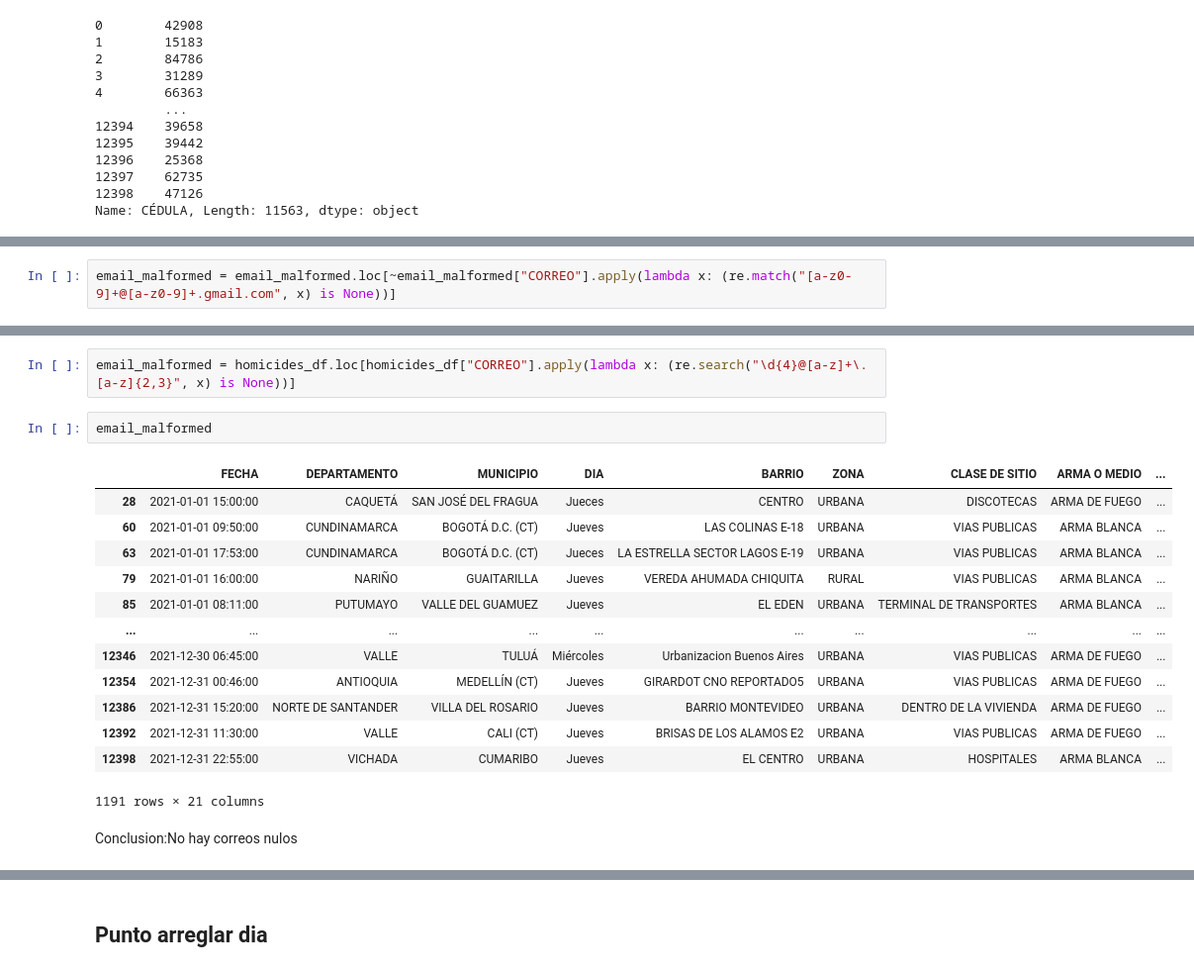
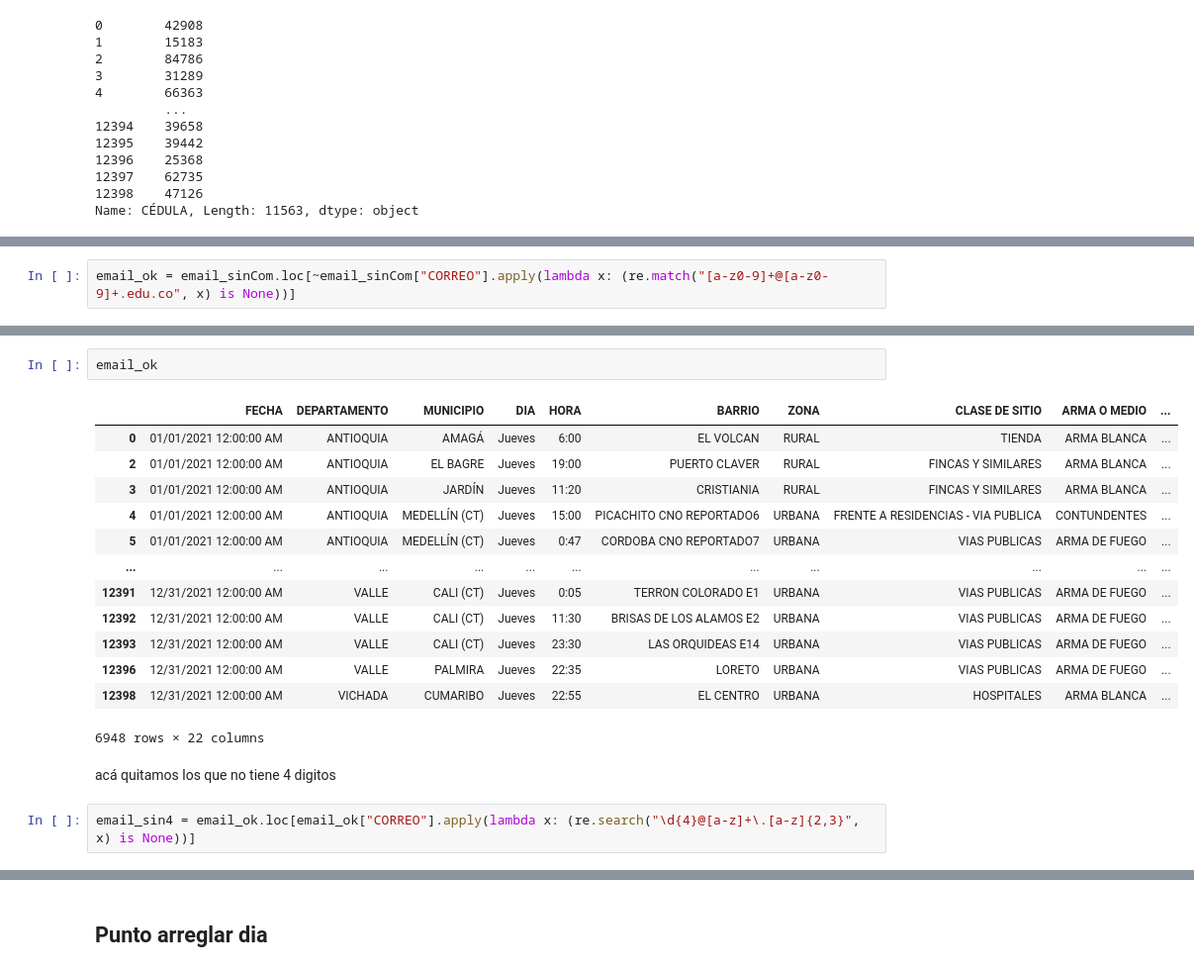
Before and after one commit to DavidPachis/dataScience, a Jupyter notebook: dataScience/Bono/data_qualityDavidVasquez.ipynb, the cells around one changed output, grey strips where cells are left out. Shown at 99% size. Cells and saved outputs as stored; diff of their text form.

```diff
--- a/dataScience/Bono/data_qualityDavidVasquez.ipynb
+++ b/dataScience/Bono/data_qualityDavidVasquez.ipynb
@@ -336,2 +358,2 @@ email_malformed
 # %%
-email_malformed = email_malformed.loc[~email_malformed["CORREO"].apply(lambda x: (re.match("[a-z0-9]+@[a-z0-9]+.gmail.com", x) is None))]
+email_ok = email_sinCom.loc[~email_sinCom["CORREO"].apply(lambda x: (re.match("[a-z0-9]+@[a-z0-9]+.edu.co", x) is None))]
@@ -342,20 +360,20 @@ email_malformed
+# %%
+email_ok
+# %% [output]
+|  | FECHA | DEPARTAMENTO | MUNICIPIO | DIA | HORA | BARRIO | ZONA | CLASE DE SITIO | ARMA O MEDIO | ... |
+| 0 | 01/01/2021 12:00:00 AM | ANTIOQUIA | AMAGÁ | Jueves | 6:00 | EL VOLCAN | RURAL | TIENDA | ARMA BLANCA | ... |
+| 2 | 01/01/2021 12:00:00 AM | ANTIOQUIA | EL BAGRE | Jueves | 19:00 | PUERTO CLAVER | RURAL | FINCAS Y SIMILARES | ARMA BLANCA | ... |
+| 3 | 01/01/2021 12:00:00 AM | ANTIOQUIA | JARDÍN | Jueves | 11:20 | CRISTIANIA | RURAL | FINCAS Y SIMILARES | ARMA BLANCA | ... |
+| 4 | 01/01/2021 12:00:00 AM | ANTIOQUIA | MEDELLÍN (CT) | Jueves | 15:00 | PICACHITO CNO REPORTADO6 | URBANA | FRENTE A RESIDENCIAS - VIA PUBLICA | CONTUNDENTES | ... |
+| 5 | 01/01/2021 12:00:00 AM | ANTIOQUIA | MEDELLÍN (CT) | Jueves | 0:47 | CORDOBA CNO REPORTADO7 | URBANA | VIAS PUBLICAS | ARMA DE FUEGO | ... |
+| ... | ... | ... | ... | ... | ... | ... | ... | ... | ... | ... |
+| 12391 | 12/31/2021 12:00:00 AM | VALLE | CALI (CT) | Jueves | 0:05 | TERRON COLORADO E1 | URBANA | VIAS PUBLICAS | ARMA DE FUEGO | ... |
+| 12392 | 12/31/2021 12:00:00 AM | VALLE | CALI (CT) | Jueves | 11:30 | BRISAS DE LOS ALAMOS E2 | URBANA | VIAS PUBLICAS | ARMA DE FUEGO | ... |
+| 12393 | 12/31/2021 12:00:00 AM | VALLE | CALI (CT) | Jueves | 23:30 | LAS ORQUIDEAS E14 | URBANA | VIAS PUBLICAS | ARMA DE FUEGO | ... |
+| 12396 | 12/31/2021 12:00:00 AM | VALLE | PALMIRA | Jueves | 22:35 | LORETO | URBANA | VIAS PUBLICAS | ARMA DE FUEGO | ... |
+| 12398 | 12/31/2021 12:00:00 AM | VICHADA | CUMARIBO | Jueves | 22:55 | EL CENTRO | URBANA | HOSPITALES | ARMA BLANCA | ... |
+6948 rows × 22 columns
+# %% [markdown]
+acá quitamos los que no tiene 4 digitos
 # %%
-email_malformed = homicides_df.loc[homicides_df["CORREO"].apply(lambda x: (re.search("\d{4}@[a-z]+\.[a-z]{2,3}", x) is None))]
+email_sin4 = email_ok.loc[email_ok["CORREO"].apply(lambda x: (re.search("\d{4}@[a-z]+\.[a-z]{2,3}", x) is None))]
-# %%
-email_malformed
-# %% [output]
-|  | FECHA | DEPARTAMENTO | MUNICIPIO | DIA | BARRIO | ZONA | CLASE DE SITIO | ARMA O MEDIO | ... |
-| 28 | 2021-01-01 15:00:00 | CAQUETÁ | SAN JOSÉ DEL FRAGUA | Jueces | CENTRO | URBANA | DISCOTECAS | ARMA DE FUEGO | ... |
-| 60 | 2021-01-01 09:50:00 | CUNDINAMARCA | BOGOTÁ D.C. (CT) | Jueves | LAS COLINAS E-18 | URBANA | VIAS PUBLICAS | ARMA BLANCA | ... |
-| 63 | 2021-01-01 17:53:00 | CUNDINAMARCA | BOGOTÁ D.C. (CT) | Jueces | LA ESTRELLA SECTOR LAGOS E-19 | URBANA | VIAS PUBLICAS | ARMA BLANCA | ... |
-| 79 | 2021-01-01 16:00:00 | NARIÑO | GUAITARILLA | Jueves | VEREDA AHUMADA CHIQUITA | RURAL | VIAS PUBLICAS | ARMA BLANCA | ... |
-| 85 | 2021-01-01 08:11:00 | PUTUMAYO | VALLE DEL GUAMUEZ | Jueves | EL EDEN | URBANA | TERMINAL DE TRANSPORTES | ARMA BLANCA | ... |
-| ... | ... | ... | ... | ... | ... | ... | ... | ... | ... |
-| 12346 | 2021-12-30 06:45:00 | VALLE | TULUÁ | Miércoles | Urbanizacion Buenos Aires | URBANA | VIAS PUBLICAS | ARMA DE FUEGO | ... |
-| 12354 | 2021-12-31 00:46:00 | ANTIOQUIA | MEDELLÍN (CT) | Jueves | GIRARDOT CNO REPORTADO5 | URBANA | VIAS PUBLICAS | ARMA DE FUEGO | ... |
-| 12386 | 2021-12-31 15:20:00 | NORTE DE SANTANDER | VILLA DEL ROSARIO | Jueves | BARRIO MONTEVIDEO | URBANA | DENTRO DE LA VIVIENDA | ARMA DE FUEGO | ... |
-| 12392 | 2021-12-31 11:30:00 | VALLE | CALI (CT) | Jueves | BRISAS DE LOS ALAMOS E2 | URBANA | VIAS PUBLICAS | ARMA DE FUEGO | ... |
-| 12398 | 2021-12-31 22:55:00 | VICHADA | CUMARIBO | Jueves | EL CENTRO | URBANA | HOSPITALES | ARMA BLANCA | ... |
-1191 rows × 21 columns
-# %% [markdown]
-Conclusion:No hay correos nulos
```
Also changed, not shown: parts of 16 cells of this notebook.
